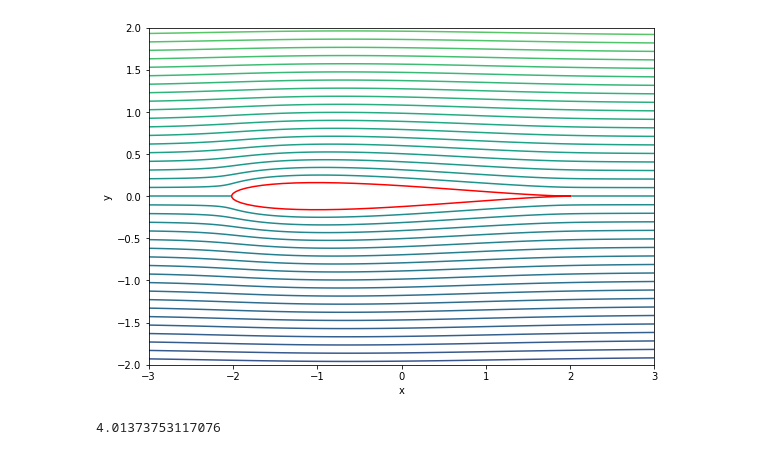
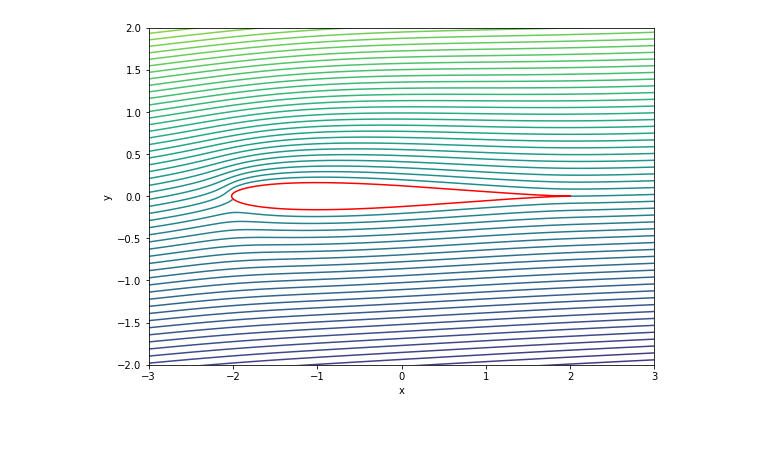
Before and after one commit to Amiren96/Amiren96, a Jupyter notebook: hwk2_P2.ipynb, the cells around one changed output. Drawn from its saved outputs; the diff is of its cells as text; code cells hidden in the pictures.

```diff
--- a/hwk2_P2.ipynb
+++ b/hwk2_P2.ipynb
@@ -6,7 +6,7 @@ import numpy.ma as ma
 import matplotlib.pyplot as plt
 # %%
 #create grid
-Ndim=np.arange(-4,4+0.01,0.01)
+Ndim=np.arange(-3,3+0.01,0.01)
 X,Y=np.meshgrid(Ndim,Ndim,indexing='ij')
 Z=X+Y*1j
 # %%
@@ -37,26 +42,23 @@ def Jokowski(z):
 # %%
 plt.figure(figsize=(8,8))
-theta = np.arange(0, 2*np.pi+0.1, 0.1)
-m=0.06577949225902557
-phi,psi,Z=F(X,Y,m=m,angle=0*np.pi/180)
+angle=4*np.pi/180
+theta = np.linspace(0, 2*np.pi, 601)
+m=0.06577916443347931
+
+phi,psi,Z=F(X,Y,m=m,angle=angle)
 z = (1+m)*np.exp(1j*theta)-m
 # plt.plot(z.real,z.imag,c="k")
 _,_,z=Jokowski(z)
-plt.contour(X,Y,psi,80,color="r",label="$\phi?$")
+plt.contour(X,Y,psi,100,color="r",label="$\phi?$")
 plt.plot(z.real,z.imag,c="r")
 
 plt.ylim((-2,2))
 plt.xlim((-3,3))
 plt.xlabel("x")
 plt.ylabel("y")
 plt.tight_layout()
 plt.gca().set_aspect('equal')
 # plt.colorbar()
-# plt.savefig("../images/8p_P4_nocirc.png",dpi=200,bbox_inches='tight')
+# plt.savefig("../images/8p_P4.png",dpi=200,bbox_inches='tight')
 # %% [output]
-[figure, old version]
+[figure, new version]
-# %%
-xi=z
-(xi.real.max()-xi.real.min())
-# %% [output]
-4.01373753117076
```
Also changed, not shown: parts of 5 cells of this notebook.
